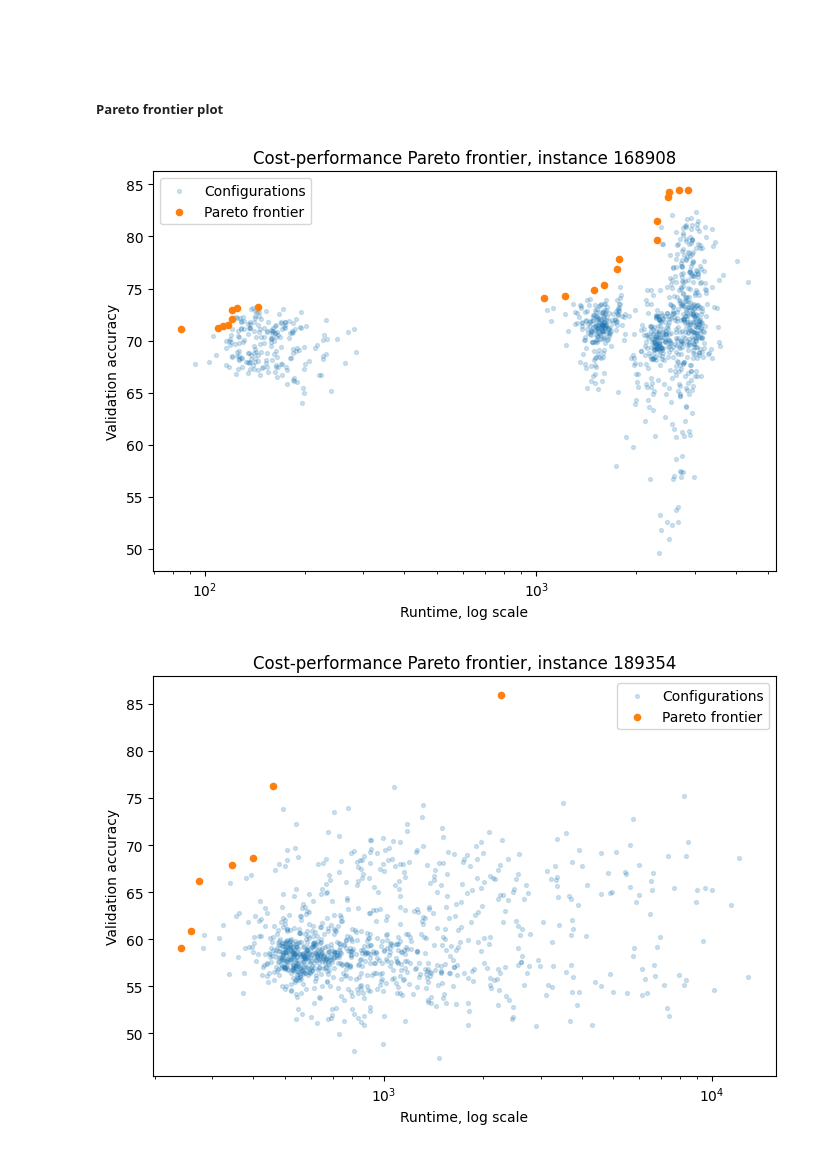
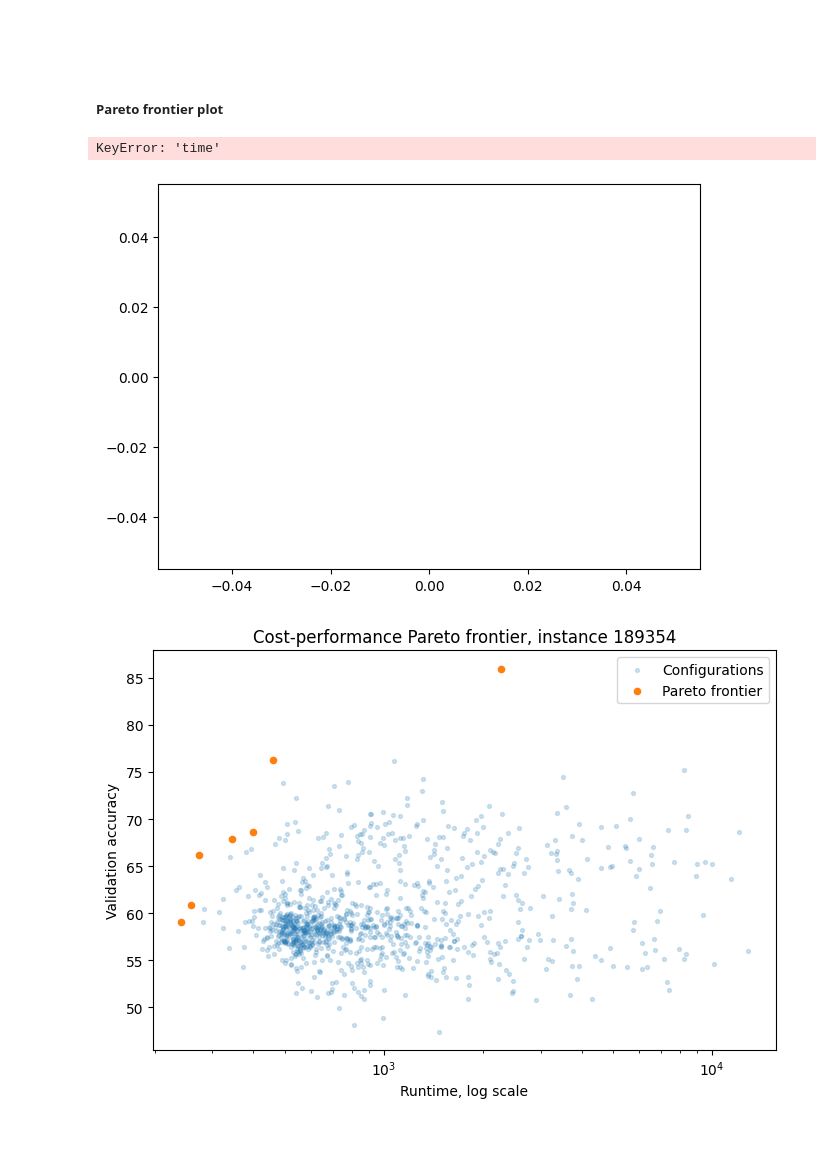
Before and after one commit to yungtoby/master-thesis-code, a Jupyter notebook: notebooks/explore_yahpo_costs.ipynb, the cells around one changed output. Cells and saved outputs as stored; diff of their text form; code cells hidden in the pictures.

```diff
--- a/notebooks/explore_yahpo_costs_28_instance.ipynb
+++ b/notebooks/explore_yahpo_costs.ipynb
@@ -9,11 +9,8 @@ import pandas as pd
 import matplotlib.pyplot as plt
 import numpy as np
 
-df_1 = pd.read_csv("cost_exploration/yahpo_costs_test8.csv")
-df_1["val_accuracy_scaled"] = df_1["val_accuracy"] * 0.01
-
-df_2 = pd.read_csv("cost_exploration/yahpo_costs_train20.csv")
-df_2["val_accuracy_scaled"] = df_2["val_accuracy"] * 0.01
+df = pd.read_csv("cost_exploration/yahpo_costs_train20.csv")
+df["val_accuracy_scaled"] = df["val_accuracy"] * 0.01
 # %% [markdown]
 ### Get percentiles:
 # %%
@@ -488,33 +313,34 @@ plt.show()
 # %%
 def pareto_frontier(df, cost_col="time", obj_col="val_accuracy"):
     d = df.sort_values(cost_col).copy()
     best_so_far = -np.inf
     keep = []
 
     for _, row in d.iterrows():
         if row[obj_col] > best_so_far:
             keep.append(True)
             best_so_far = row[obj_col]
         else:
             keep.append(False)
 
     return d[keep]
 
 
-instance = "168908"
-g = df_1[df_1["instance"].astype(str) == instance]
+instance = "3945"
+g = df[df["instance"].astype(str) == instance]
 front = pareto_frontier(g)
 
 plt.figure(figsize=(7, 5))
 plt.scatter(g["time"], g["val_accuracy"], alpha=0.2, s=8, label="Configurations")
 plt.scatter(front["time"], front["val_accuracy"], s=20, label="Pareto frontier")
 plt.xscale("log")
 plt.xlabel("Runtime, log scale")
 plt.ylabel("Validation accuracy")
 plt.title(f"Cost-performance Pareto frontier, instance {instance}")
 plt.legend()
 plt.tight_layout()
 plt.show()
 # %% [output]
+KeyError: 'time'
-[figure, old version]
+[figure, new version]
 # %%
```
Also changed, not shown: parts of 31 cells of this notebook, 1 other file.
